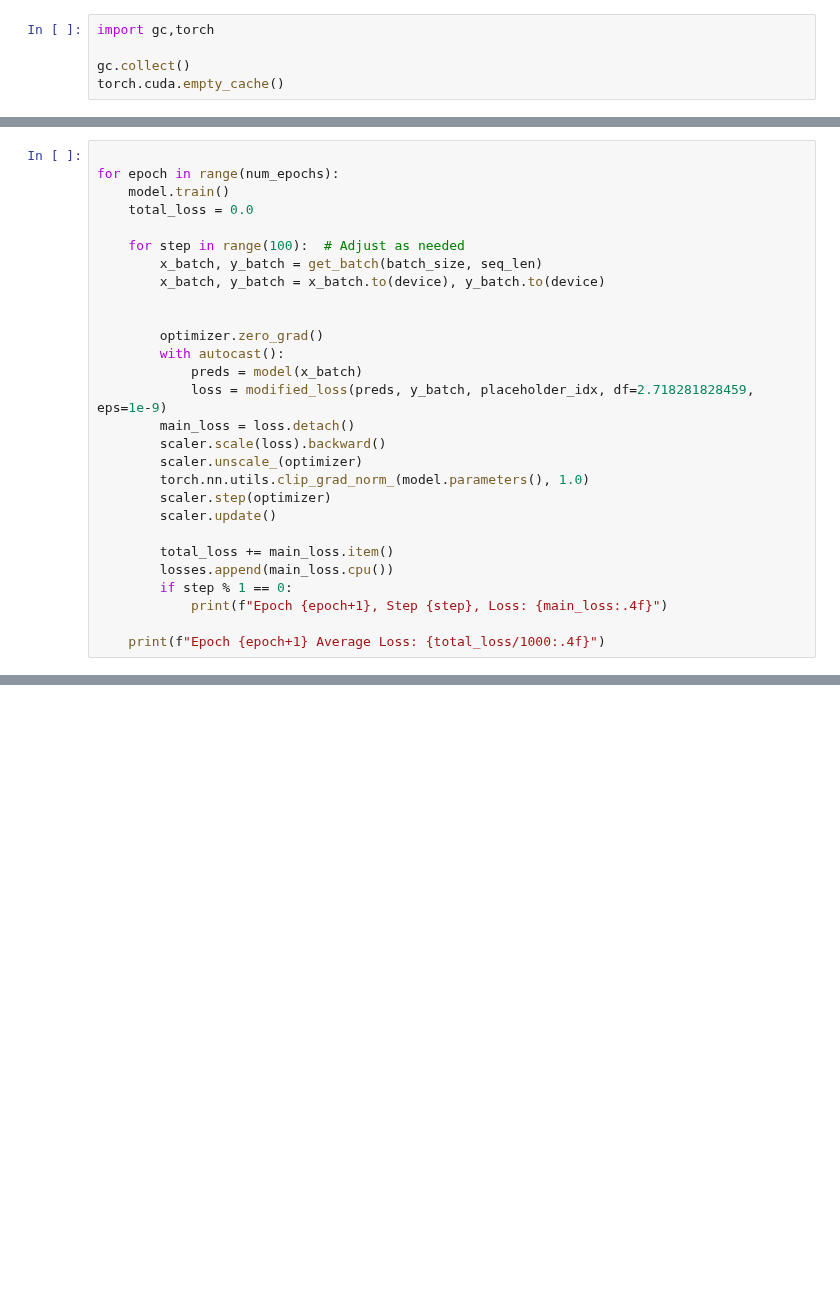
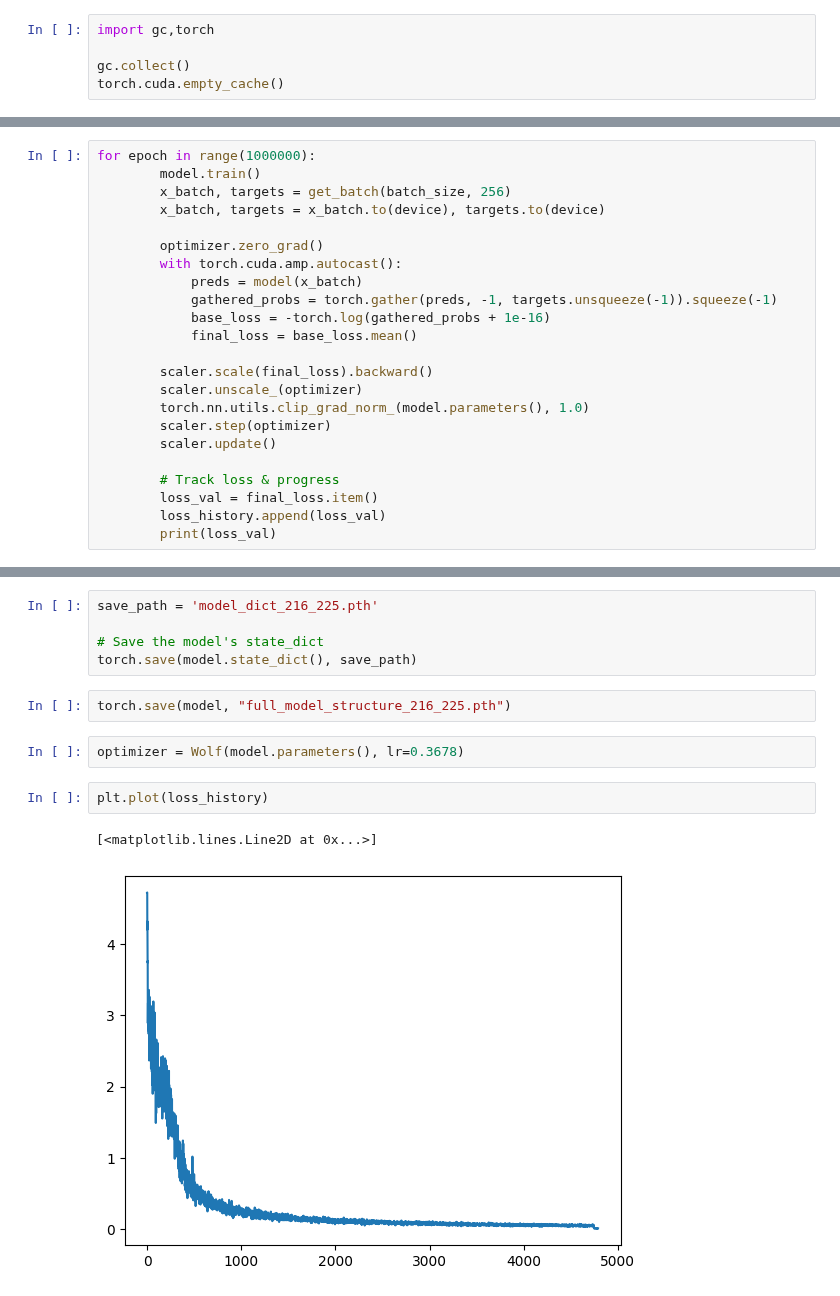
Before and after one commit to falseywinchnet/nano-research-gpt, a Jupyter notebook: TapeTransformer.ipynb, the cells around one changed output, grey strips where cells are left out. Cells and saved outputs as stored; diff of their text form; blank space fills up the shorter version.

```diff
--- a/TapeTransformer.ipynb
+++ b/TapeTransformer.ipynb
@@ -891,29 +504,24 @@ KeyboardInterrupt:
 # %%
-
-for epoch in range(num_epochs):
-    model.train()
-    total_loss = 0.0
-
-    for step in range(100):  # Adjust as needed
-        x_batch, y_batch = get_batch(batch_size, seq_len)
-        x_batch, y_batch = x_batch.to(device), y_batch.to(device)
-
+for epoch in range(1000000):
+        model.train()
+        x_batch, targets = get_batch(batch_size, 256)
+        x_batch, targets = x_batch.to(device), targets.to(device)
 
         optimizer.zero_grad()
-        with autocast():
+        with torch.cuda.amp.autocast():
             preds = model(x_batch)
-            loss = modified_loss(preds, y_batch, placeholder_idx, df=2.718281828459, eps=1e-9)
-        main_loss = loss.detach()
-        scaler.scale(loss).backward()
+            gathered_probs = torch.gather(preds, -1, targets.unsqueeze(-1)).squeeze(-1)
+            base_loss = -torch.log(gathered_probs + 1e-16)
+            final_loss = base_loss.mean()
+
+        scaler.scale(final_loss).backward()
         scaler.unscale_(optimizer)
         torch.nn.utils.clip_grad_norm_(model.parameters(), 1.0)
         scaler.step(optimizer)
         scaler.update()
 
-        total_loss += main_loss.item()
-        losses.append(main_loss.cpu())
-        if step % 1 == 0:
-            print(f"Epoch {epoch+1}, Step {step}, Loss: {main_loss:.4f}")
-
-    print(f"Epoch {epoch+1} Average Loss: {total_loss/1000:.4f}")
+        # Track loss & progress
+        loss_val = final_loss.item()
+        loss_history.append(loss_val)
+        print(loss_val)
 # %% [output]
@@ -938,3 +545,17 @@ KeyboardInterrupt:
+# %%
+save_path = 'model_dict_216_225.pth'
+
+# Save the model's state_dict
+torch.save(model.state_dict(), save_path)
+# %%
+torch.save(model, "full_model_structure_216_225.pth")
+# %%
+optimizer = Wolf(model.parameters(), lr=0.3678)
+# %%
+plt.plot(loss_history)
+# %% [output]
+[<matplotlib.lines.Line2D at 0x...>]
+[figure, added]
 # %%
 # ====================================================
 # Evaluation: Text Generation
```
Also changed, not shown: parts of 12 cells of this notebook.
